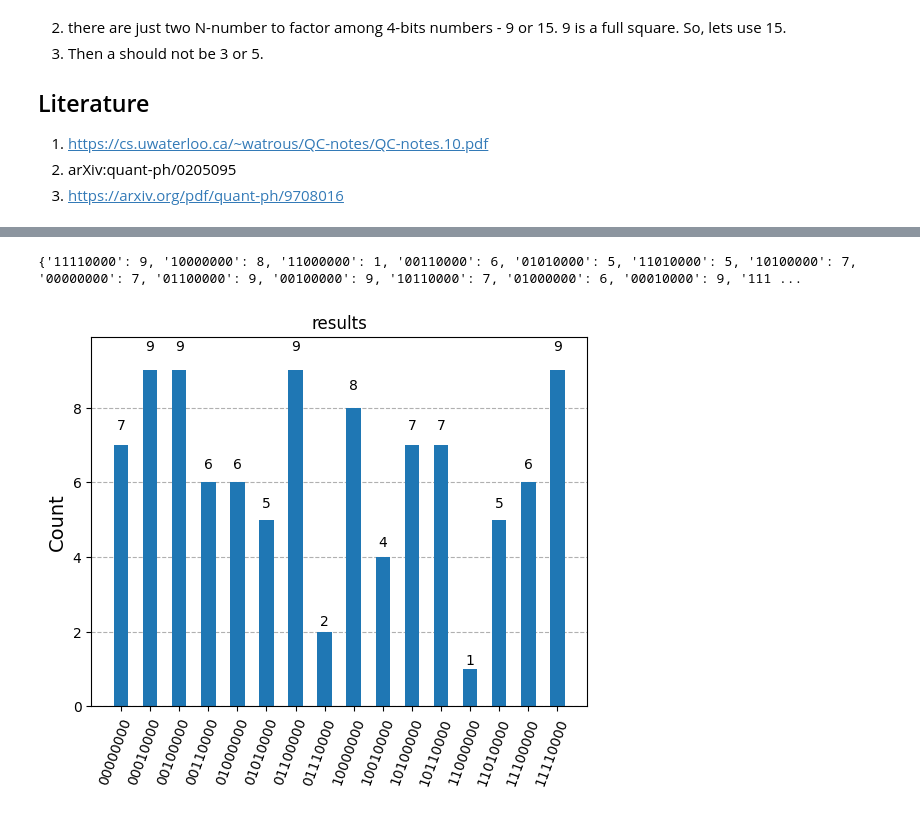
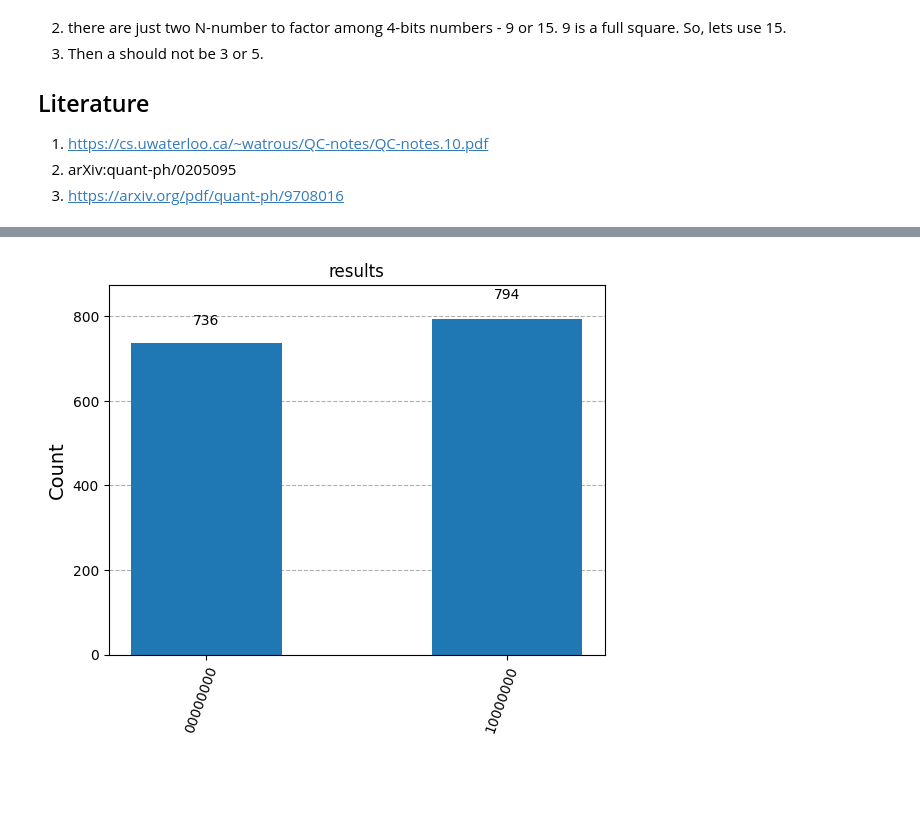
Before and after one commit to OlegUdalov/QC-qiskit-codes, a Jupyter notebook: Shor/OFC.ipynb, the cells around one changed output, grey strips where cells are left out. Saved outputs shown, nothing was run; the diff lists cells and outputs as text; code cells hidden in the pictures; blank space fills up the shorter version.

```diff
--- a/Shor/OFC.ipynb
+++ b/Shor/OFC.ipynb
@@ -55,6 +55,8 @@ cl_num_a = [1, 0, 1, 1]
 cl_num_N = [1, 1, 1, 1]
 CU_gate_input = [0, 0, 0, 1]
 q_num_b =  [0, 0, 0, 0]
+
+cl_num_N_int = cr.bin_str_2int(cl_num_N)
 
 CU_gate_input = [0] + CU_gate_input
 q_num_b = [0] + q_num_b
@@ -93,14 +95,18 @@ for i in range(bit_size + 1):
 qubits.append(q_anc)
 OFC_circ.append(gate, qubits)
 
+aa = cr.bin_str_2int(cl_num_a)
+print(aa)
+
 for i in range(1, 2 * bit_size): #2 * bit_size
     #preparing a-number multiplied by 2^i
-    for j in range(0, bit_size - 1):
-        cl_num_a_curr[j] = cl_num_a_curr[j + 1]
-    cl_num_a_curr[bit_size - 1] = 0
+
+    aa1 = (pow(aa , pow(2, i))) % cl_num_N_int
+    print(aa1)
+    cl_num_a_curr = cr.int_2_bin_str(aa1, bit_size)
+    print(cl_num_a_curr)
 
     # Adding a QCA_gate
-    #print(bit_size)
     gate = qr.CQA_gate(bit_size, cl_num_a_curr, cl_num_N)
     qubits = [q_reg_search[i]]
     for i in range(bit_size + 1):
@@ -112,9 +118,13 @@ for i in range(1, 2 * bit_size): #2 * bit_size
 
     OFC_circ.append(gate, qubits)
 
-#gate = qr.IQFTn_instr(2 * bit_size)
+gate = qr.IQFTn_instr(2 * bit_size)
 
-gate = qiskit.circuit.library.QFT(2 * bit_size, inverse = True)
+#gate = qiskit.circuit.library.QFT(2 * bit_size, inverse = True)
+#OFC_circ.swap(0,7)
+#OFC_circ.swap(1,6)
+#OFC_circ.swap(2,5)
+#OFC_circ.swap(3,4)
 OFC_circ.append(gate, q_reg_search)
 
 OFC_circ = qr.qubits_meas(q_reg_search, cl_reg_meas, OFC_circ)
@@ -133,11 +154,11 @@ import time
 
 
 start = time.time()
-shot_num = 100
+shot_num = 50000
 simulator = AerSimulator()
 
 OFC_circ = transpile(OFC_circ, backend = simulator)
-result = simulator.run(OFC_circ,shots = 100).result()
+result = simulator.run(OFC_circ,shots = shot_num).result()
 counts = result.get_counts(OFC_circ)
 end = time.time()
 print(['time elapsed: ' + str(end - start) + ' sec'])
@@ -148,9 +169,16 @@ af.plot_counts(counts, 2 * bit_size)
 # %%
 from qiskit.visualization import plot_histogram
+#print(counts)
+#plot_histogram(counts, title = 'results')
 
+counts_1 = counts.copy()
 
-print(counts)
-plot_histogram(counts, title = 'results')
+for dic in counts:
+    if counts[dic] < 700:
+        #ans = dic
+        counts_1.pop(dic)
+        #print(ans)
+#print(counts[ans])
+plot_histogram(counts_1, title = 'results')
 # %% [output]
-{'11110000': 9, '10000000': 8, '11000000': 1, '00110000': 6, '01010000': 5, '11010000': 5, '10100000': 7, '00000000': 7, '01100000': 9, '00100000': 9, '10110000': 7, '01000000': 6, '00010000': 9, '111 ...
-[figure, old version]
+[figure, new version]
```
Also changed, not shown: parts of 2 cells of this notebook, 4 other files.
